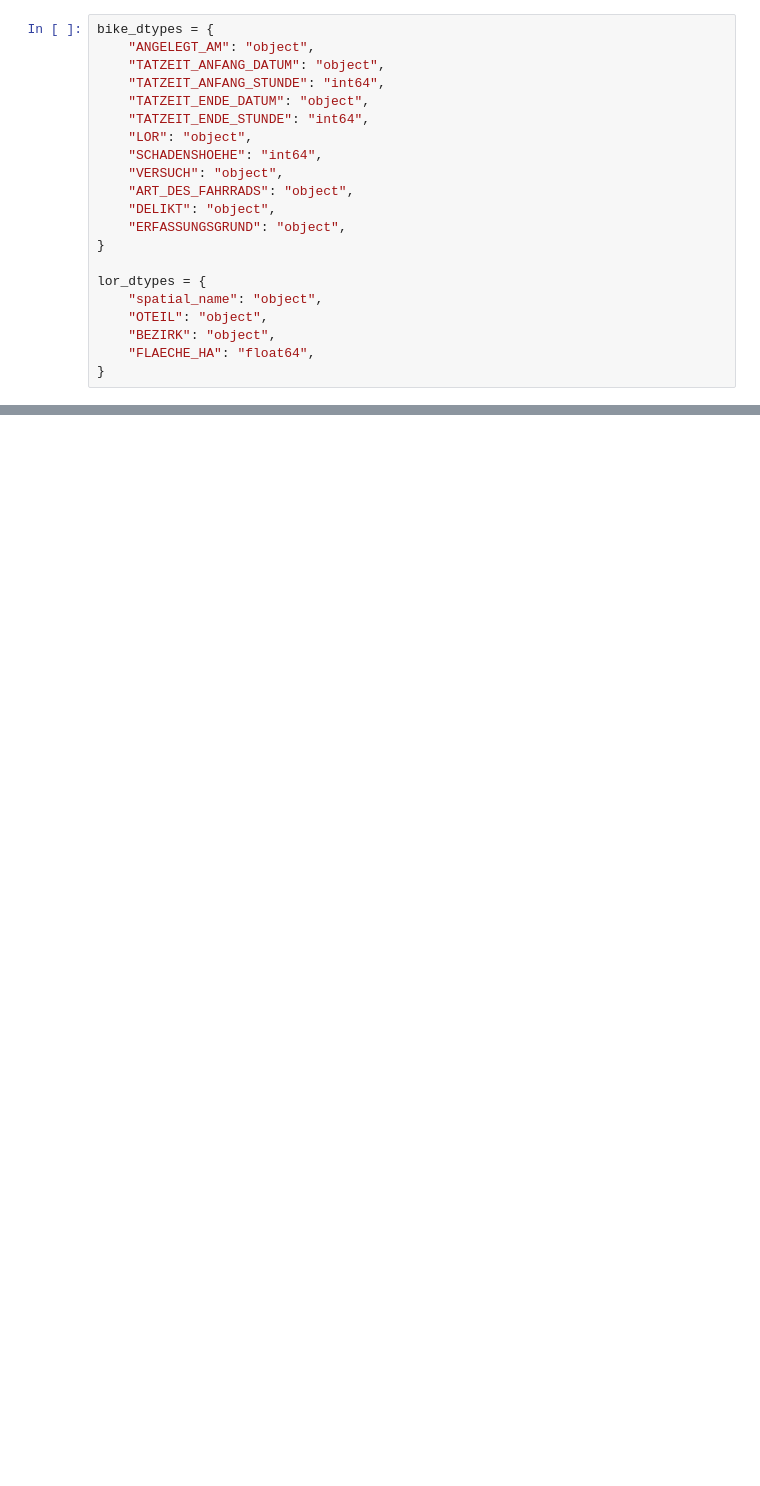
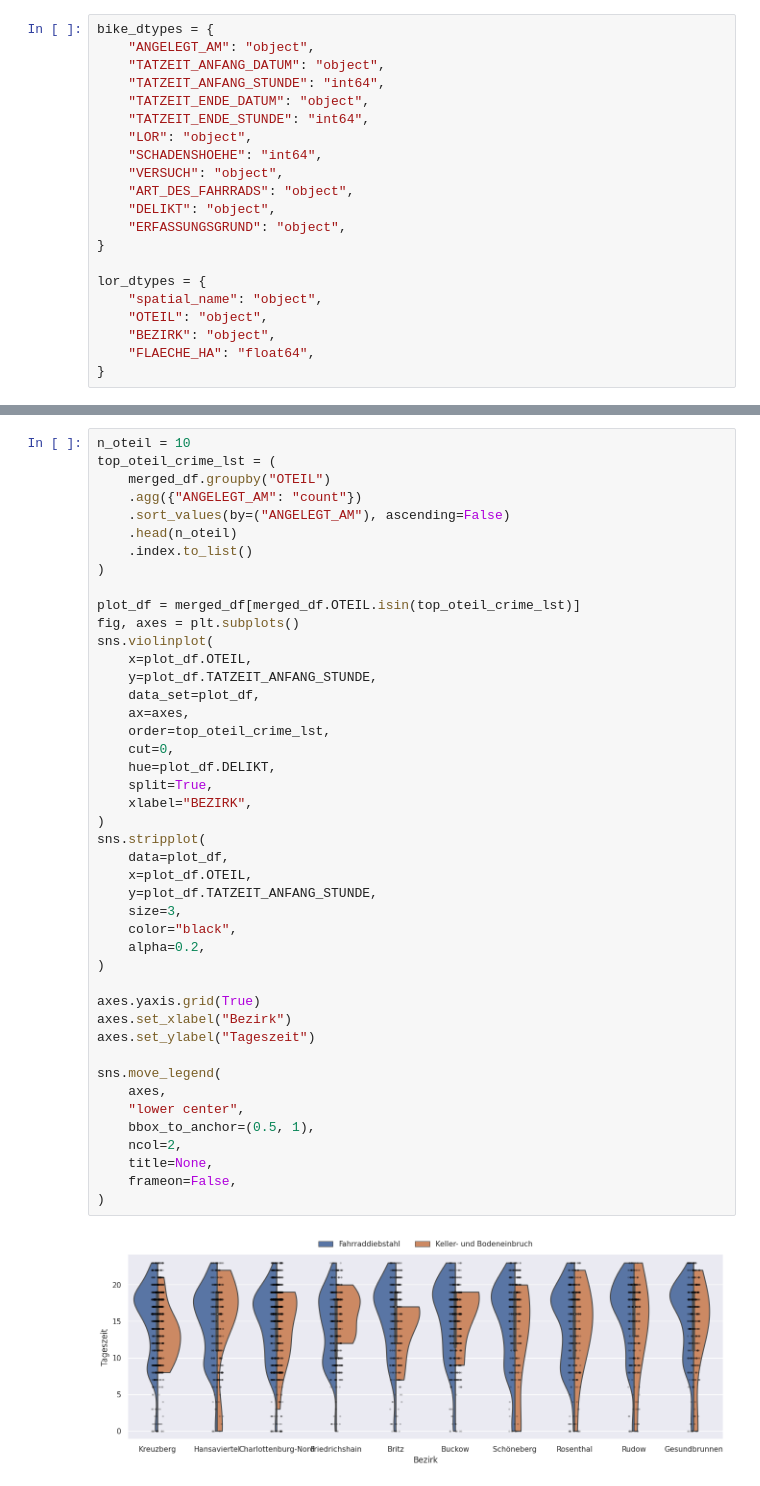
Before and after one commit to adrian-baumann/application_challenge, a Jupyter notebook: exploration.ipynb, the cells around one changed output, grey strips where cells are left out. Saved outputs shown, nothing was run; the diff lists cells and outputs as text; blank space fills up the shorter version.

```diff
--- a/exploration.ipynb
+++ b/exploration.ipynb
@@ -110 +228,47 @@ memory usage: 3.0+ MB
+# %%
+n_oteil = 10
+top_oteil_crime_lst = (
+    merged_df.groupby("OTEIL")
+    .agg({"ANGELEGT_AM": "count"})
+    .sort_values(by=("ANGELEGT_AM"), ascending=False)
+    .head(n_oteil)
+    .index.to_list()
+)
+
+plot_df = merged_df[merged_df.OTEIL.isin(top_oteil_crime_lst)]
+fig, axes = plt.subplots()
+sns.violinplot(
+    x=plot_df.OTEIL,
+    y=plot_df.TATZEIT_ANFANG_STUNDE,
+    data_set=plot_df,
+    ax=axes,
+    order=top_oteil_crime_lst,
+    cut=0,
+    hue=plot_df.DELIKT,
+    split=True,
+    xlabel="BEZIRK",
+)
+sns.stripplot(
+    data=plot_df,
+    x=plot_df.OTEIL,
+    y=plot_df.TATZEIT_ANFANG_STUNDE,
+    size=3,
+    color="black",
+    alpha=0.2,
+)
+
+axes.yaxis.grid(True)
+axes.set_xlabel("Bezirk")
+axes.set_ylabel("Tageszeit")
+
+sns.move_legend(
+    axes,
+    "lower center",
+    bbox_to_anchor=(0.5, 1),
+    ncol=2,
+    title=None,
+    frameon=False,
+)
+# %% [output]
+[figure, added]
 # %%
```
Also changed, not shown: parts of 24 cells of this notebook.
